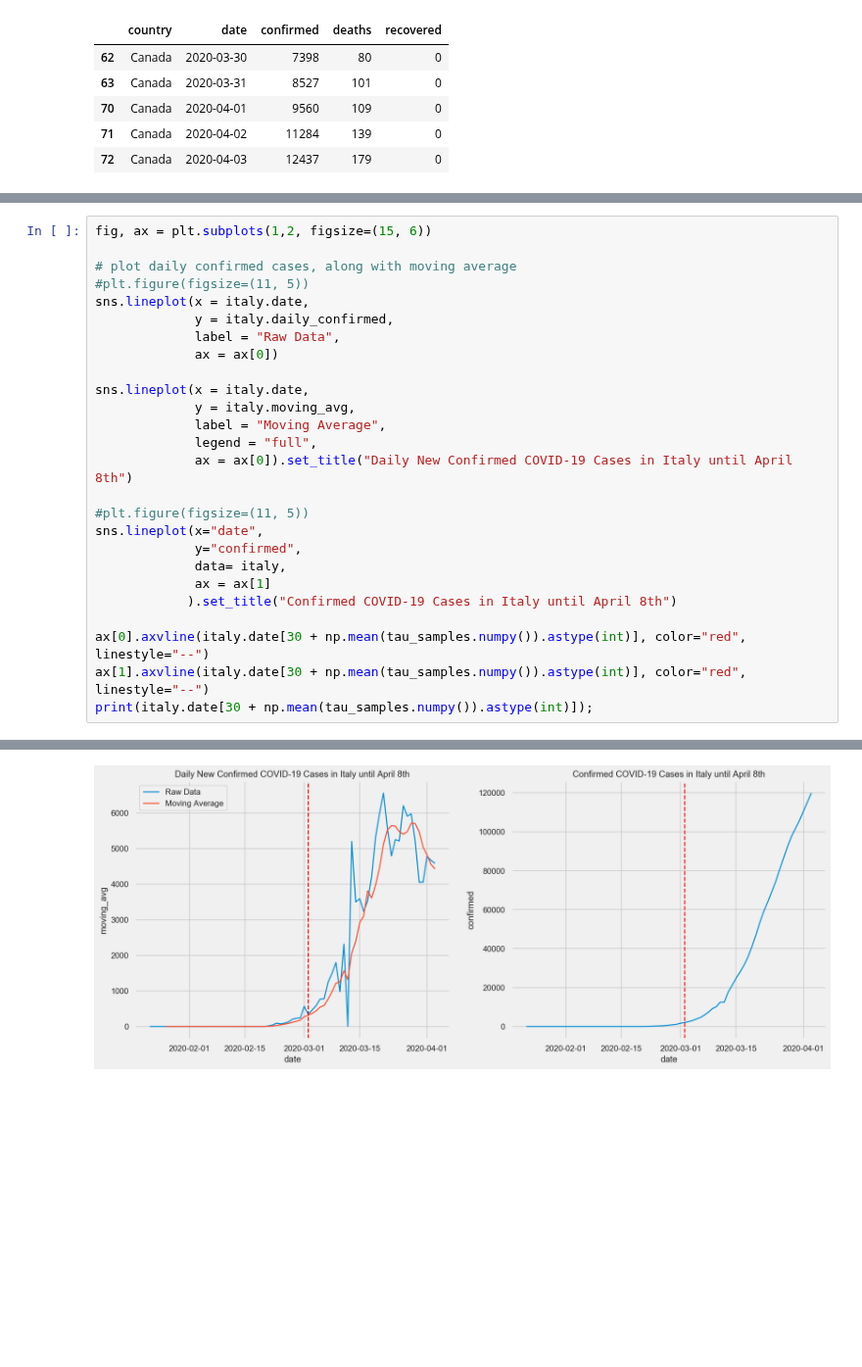
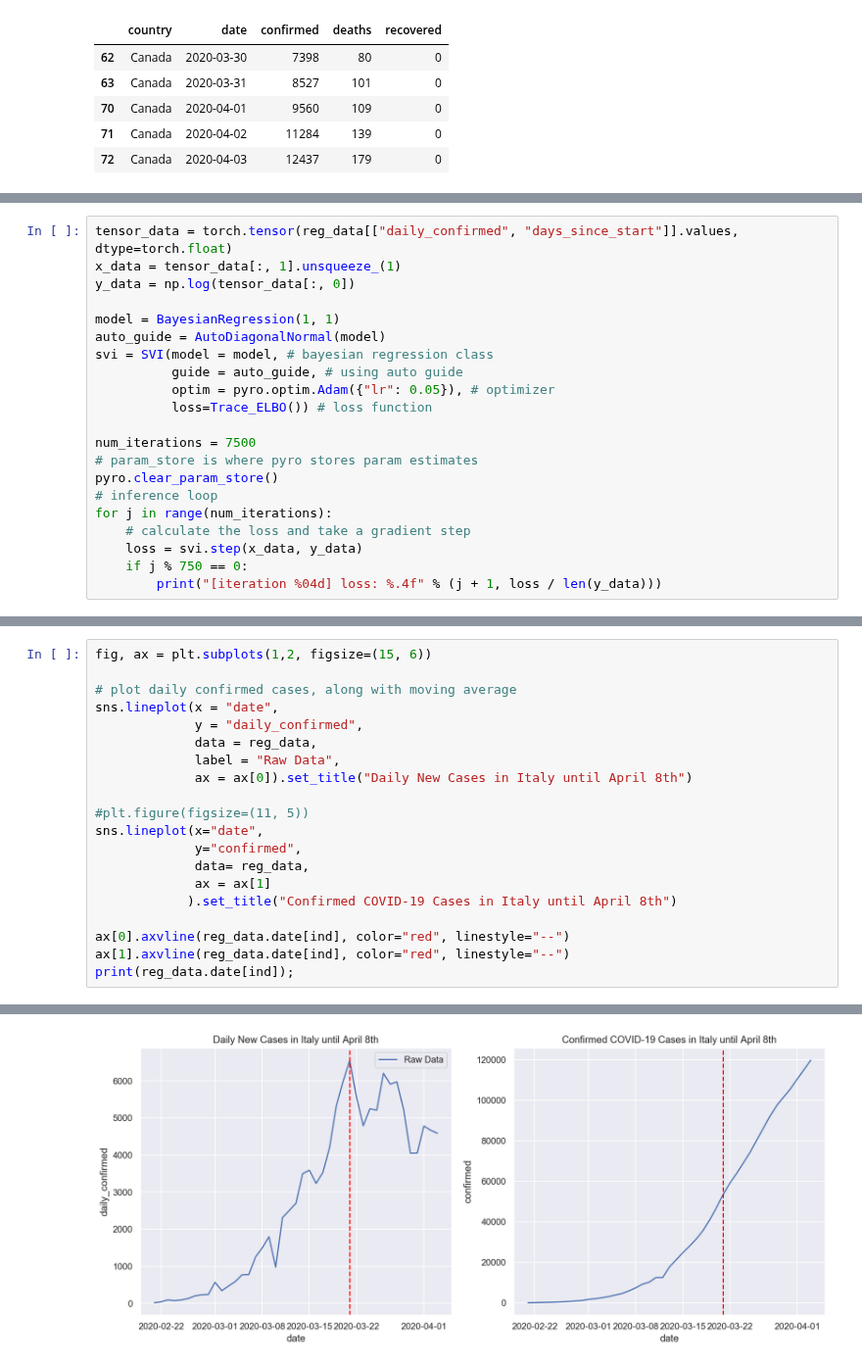
Before and after one commit to jramkiss/jramkiss.github.io, a Jupyter notebook: _posts/notebooks/covid19-changes.ipynb, the cells around one changed output, grey strips where cells are left out. Shown at 98% size. Cells and saved outputs as stored; diff of their text form; blank space fills up the shorter version.

```diff
--- a/_posts/notebooks/covid19-changes.ipynb
+++ b/_posts/notebooks/covid19-changes.ipynb
@@ -153,0 +277,21 @@ sns.lineplot(x="date",
+# %%
+tensor_data = torch.tensor(reg_data[["daily_confirmed", "days_since_start"]].values, dtype=torch.float)
+x_data = tensor_data[:, 1].unsqueeze_(1)
+y_data = np.log(tensor_data[:, 0])
+
+model = BayesianRegression(1, 1)
+auto_guide = AutoDiagonalNormal(model)
+svi = SVI(model = model, # bayesian regression class
+          guide = auto_guide, # using auto guide
+          optim = pyro.optim.Adam({"lr": 0.05}), # optimizer
+          loss=Trace_ELBO()) # loss function
+
+num_iterations = 7500
+# param_store is where pyro stores param estimates
+pyro.clear_param_store()
+# inference loop
+for j in range(num_iterations):
+    # calculate the loss and take a gradient step
+    loss = svi.step(x_data, y_data)
+    if j % 750 == 0:
+        print("[iteration %04d] loss: %.4f" % (j + 1, loss / len(y_data)))
@@ -359,26 +415,20 @@ plt.ylabel(r"probability");
 fig, ax = plt.subplots(1,2, figsize=(15, 6))
 
 # plot daily confirmed cases, along with moving average
-#plt.figure(figsize=(11, 5))
-sns.lineplot(x = italy.date,
-             y = italy.daily_confirmed,
+sns.lineplot(x = "date",
+             y = "daily_confirmed",
+             data = reg_data,
              label = "Raw Data",
-             ax = ax[0])
-
-sns.lineplot(x = italy.date,
-             y = italy.moving_avg,
-             label = "Moving Average",
-             legend = "full",
-             ax = ax[0]).set_title("Daily New Confirmed COVID-19 Cases in Italy until April 8th")
+             ax = ax[0]).set_title("Daily New Cases in Italy until April 8th")
 
 #plt.figure(figsize=(11, 5))
 sns.lineplot(x="date",
              y="confirmed",
-             data= italy,
+             data= reg_data,
              ax = ax[1]
             ).set_title("Confirmed COVID-19 Cases in Italy until April 8th")
 
-ax[0].axvline(italy.date[30 + np.mean(tau_samples.numpy()).astype(int)], color="red", linestyle="--")
-ax[1].axvline(italy.date[30 + np.mean(tau_samples.numpy()).astype(int)], color="red", linestyle="--")
-print(italy.date[30 + np.mean(tau_samples.numpy()).astype(int)]);
+ax[0].axvline(reg_data.date[ind], color="red", linestyle="--")
+ax[1].axvline(reg_data.date[ind], color="red", linestyle="--")
+print(reg_data.date[ind]);
 # %% [output]
@@ -386 +436 @@ print(italy.date[30 + np.mean(tau_samples.numpy()).astype(int)]);
-[figure, old version]
+[figure, new version]
```
Also changed, not shown: parts of 31 cells of this notebook, 1 other file.
